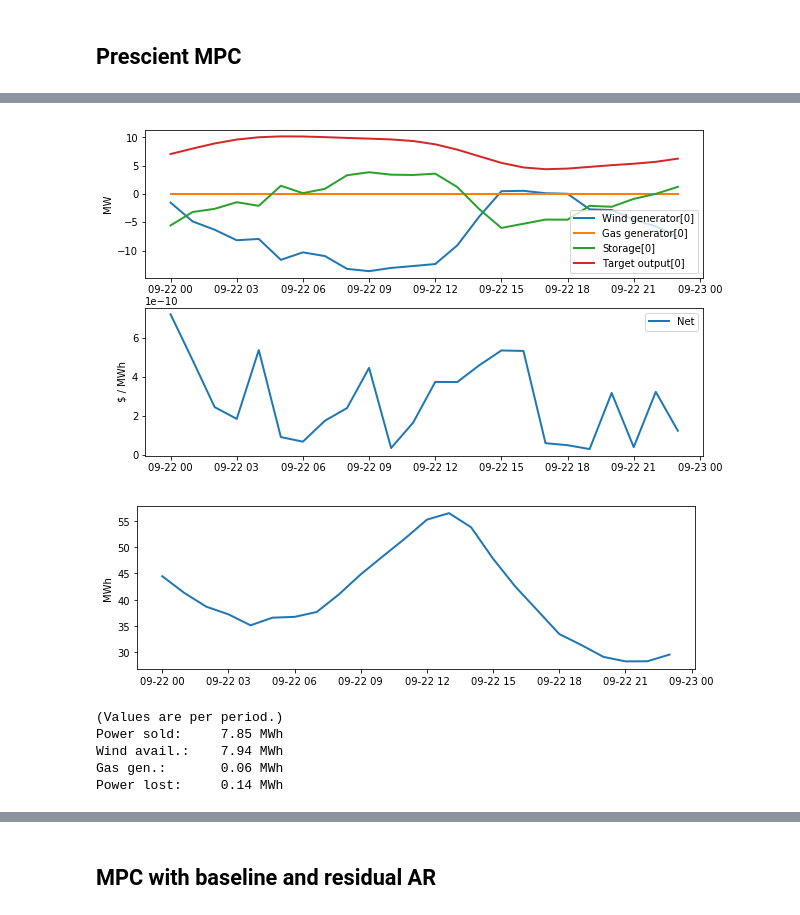
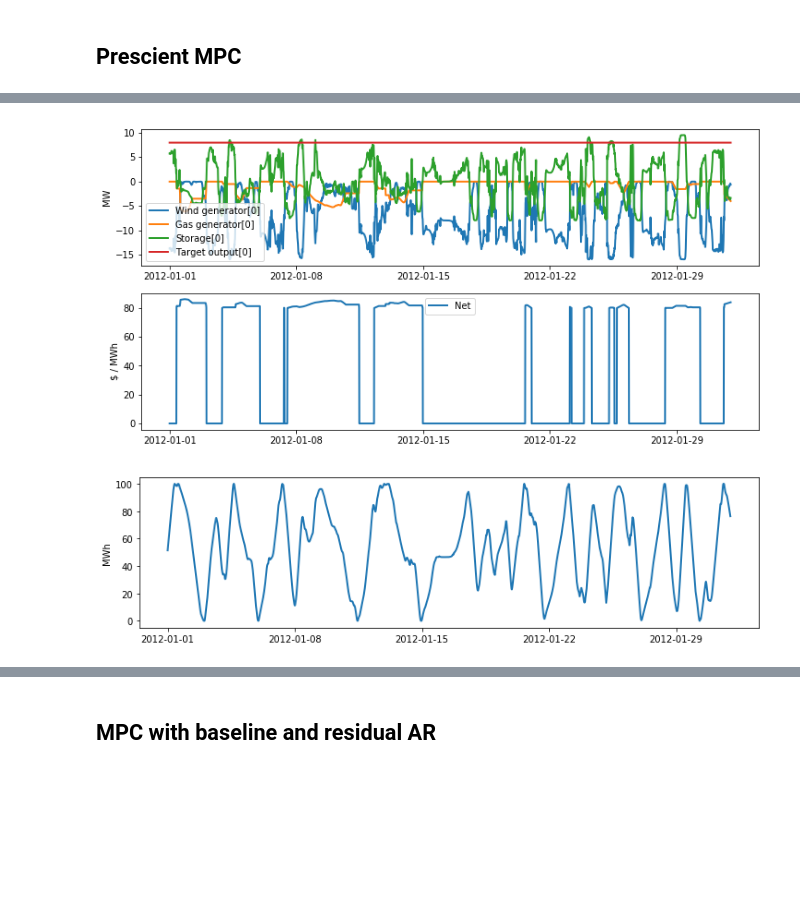
Before and after one commit to cvxgrp/cvxpower, a Jupyter notebook: examples/Windfarm_Prescient_MPC_robust.ipynb, the cells around one changed output, grey strips where cells are left out. Cells and saved outputs as stored; diff of their text form; code cells hidden in the pictures; blank space fills up the shorter version.

```diff
--- a/examples/Windfarm_Prescient_MPC_robust.ipynb
+++ b/examples/Windfarm_Prescient_MPC_robust.ipynb
@@ -38,3 +38,6 @@ autoreg_residual_params = pd.read_pickle('residual_params.pickle')
 sigma_residual_errors = pd.read_pickle('sigma_epsilon.pickle')
 train = pd.read_pickle('wind_power_train.pickle')
 test = pd.read_pickle('wind_power_test.pickle')
+p_wind = pd.concat([train,test])
+del train
+del test
@@ -166,15 +204,11 @@ Power lost:     0.14 MWh
 # %%
-# plot the results
-dopf_network.results.plot(figsize=(10,6),
-                          index=target_output[:T].index)
-#plt.ylabel('M')
-plt.savefig(graphdir+'wind_dopf_results.pdf')
-
-# plot energy stored in battery
-#fig, ax = plt.subplots(nrows=1, ncols=1, figsize=figsize)
-plt.figure(figsize=(10,3))
-plt.plot(target_output[:T].index, storage.energy.value)
-plt.ylabel("energy stored (MWh)")
-plt.savefig(graphdir+'wind_dopf_energy.pdf')
-
-power_dopf = dopf_network.results.power.items()
+def plot(results, target_output, energy_stored, methodname):
+    ax = results.plot(figsize=(12,6),
+                              index=target_output.index)
+    ax[0].set_ylabel('MW')
+    ax[1].set_ylabel('$ / MWh')
+    plt.savefig(graphdir+'wind_%s_results.pdf'%methodname)
+    plt.figure(figsize=(12,3))
+    plt.plot(target_output.index, energy_stored)
+    plt.ylabel("MWh")
+    plt.savefig(graphdir+'wind_%s_energy.pdf'%methodname)
@@ -210,5 +224,5 @@ plt.legend()
 # %%
-T_MPC = 24
+T_MPC = intervals_per_day
 
 energy_stored = np.empty(T)
 
@@ -220,7 +234,7 @@ final_storage_MPC.value = np.matrix(initial_storage)
 
 def make_forecasts(t):
     target_output_MPC.value = np.matrix(target_output[t:t+T_MPC]).T
-    wind_power_available_MPC.value = np.matrix(wind_power_available[t:t+T_MPC]).T
+    wind_power_available_MPC.value = np.matrix(p_wind[sim_start_time+t:sim_start_time+t+T_MPC]).T
 
 def implement(t):
     energy_stored[t] = MPC_network.devices[2].energy.value[0]
@@ -258,11 +245,0 @@ cost_prescient_MPC
-# %%
-def plot(results, target_output, energy_stored, methodname):
-    ax = prescient_MPC_results.plot(figsize=(10,6),
-                              index=target_output.index)
-    ax[0].set_ylabel('MW')
-    ax[1].set_ylabel('$ / MWh')
-    plt.savefig(graphdir+'wind_%s_results.pdf'%methodname)
-    plt.figure(figsize=(10,3))
-    plt.plot(target_output.index, energy_stored)
-    plt.ylabel("MWh")
-    plt.savefig(graphdir+'wind_%s_energy.pdf'%methodname)
@@ -269,5 +266,5 @@ def plot(results, target_output, energy_stored, methodname):
 # %%
-plot(prescient_MPC_results, target_output[:T], energy_stored, 'presc_mpc')
+plot(prescient_MPC_results,  baseline[sim_start_time:sim_end_time], energy_stored, 'presc_mpc')
 # %% [output]
-[figure, old version]
+[figure, new version]
-[figure, old version]
+[figure, new version]
@@ -279,20 +270,0 @@ plt.legend()
-# %%
-wind_gen, gas_gen, storage = dopf_network.devices[0:3]
-
-total_output = sum(target_output)/len(target_output)
-total_wind_power_avail = sum(wind_power_available)/len(target_output)
-total_gas_gen = -sum(dopf_network.results.power[(gas_gen,0)])[0]/len(target_output)
-
-print('(Values are per period.)')
-print('Power sold:\t%.2f MWh\nWind avail.:\t%.2f MWh\nGas gen.:\t%.2f MWh\nPower lost:\t%.2f MWh' % (
-    total_output,
-    total_wind_power_avail,
-    total_gas_gen,
-    (total_wind_power_avail + total_gas_gen) - total_output
-))
-# %% [output]
-(Values are per period.)
-Power sold:     7.85 MWh
-Wind avail.:    7.94 MWh
-Gas gen.:       0.06 MWh
-Power lost:     0.14 MWh
```
Also changed, not shown: parts of 47 cells of this notebook, 9 other files.
